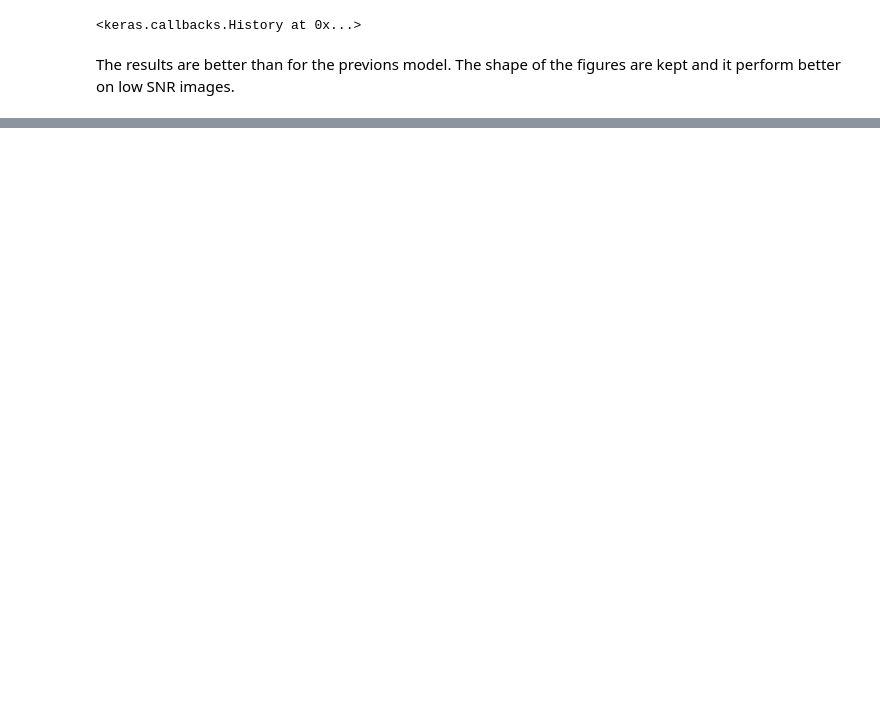
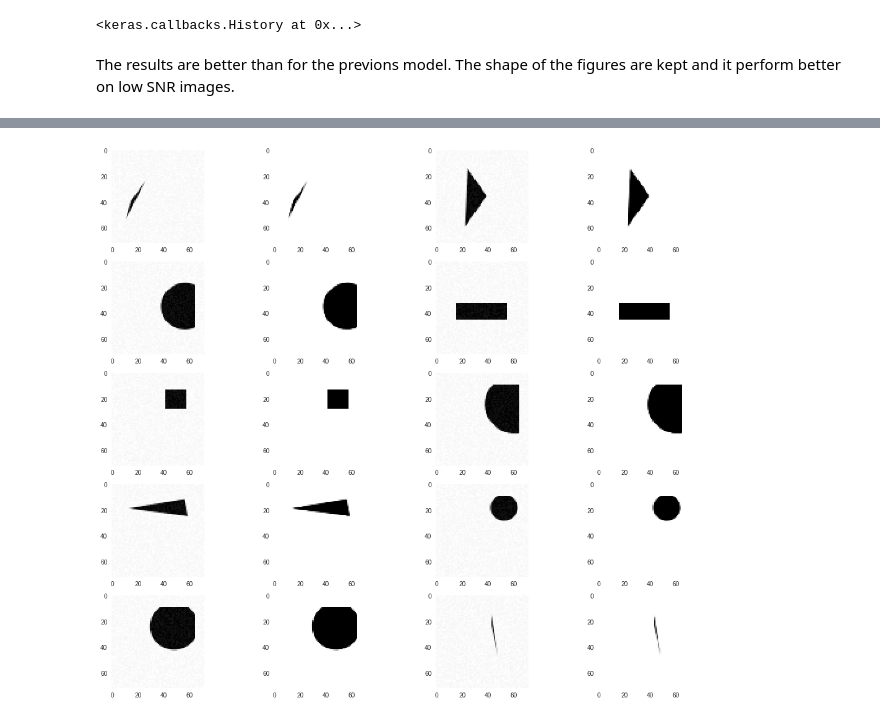
Before and after one commit to RamsesT/MVA_DeepLearningCourse, a Jupyter notebook: mini_project_1.ipynb, the cells around one changed output, grey strips where cells are left out. Saved outputs shown, nothing was run; the diff lists cells and outputs as text; code cells hidden in the pictures; blank space fills up the shorter version.

```diff
--- a/mini_project_1.ipynb
+++ b/mini_project_1.ipynb
@@ -926,0 +941,24 @@ visualise_denoising(np.squeeze(X_test),np.squeeze(Y_pred),5)
+# %%
+
+input_l = Input((size,size,1))
+conv1 = Conv2D(16, kernel_size=3,activation='relu',input_shape=(size,size,1), padding='same')(input_l)
+max1 = MaxPooling2D(pool_size=(2, 2), strides=None, padding='valid')(conv1)
+conv2 = Conv2D(64, kernel_size=3,activation='relu', padding='same')(max1)
+max2 = MaxPooling2D(pool_size=(2, 2), strides=None, padding='valid')(conv2)
+conv3 = Conv2D(128, kernel_size=3,activation='relu', padding='same')(max2)
+max3 = MaxPooling2D(pool_size=(2, 2), strides=None, padding='valid')(conv3)
+conv4 = Conv2D(128, kernel_size=3,activation='relu', padding='same')(max3)
+up1 = UpSampling2D((2,2))(conv4)
+merge1 = concatenate([conv3,up1], axis=3)
+conv5 = Conv2D(64, kernel_size=3,activation='relu', padding='same')(merge1)
+up2 = UpSampling2D((2,2))(conv5)
+merge2 = concatenate([conv2,up2], axis=3)
+conv6 = Conv2D(16, kernel_size=3,activation='relu', padding='same')(merge2)
+up3 = UpSampling2D((2,2))(conv6)
+merge3 = concatenate([conv1,up3], axis=3)
+conv7 = Conv2D(1, kernel_size=3,activation='sigmoid', padding='same')(merge3)
+
+adam = optimizers.Adam(lr=0.0001, beta_1=0.9, beta_2=0.999, epsilon=None, decay=0.0, amsgrad=False)
+denoise3 = Model(input=input_l, output=conv7)
+denoise3.compile(optimizer=adam, loss='binary_crossentropy')
+denoise3.fit(X_train, Y_train,epochs=300, batch_size=32,validation_data = [X_test,Y_test])
@@ -926,0 +984,5 @@ visualise_denoising(np.squeeze(X_test),np.squeeze(Y_pred),5)
+# %%
+Y_pred = denoise3.predict(X_test)
+visualise_denoising(np.squeeze(X_test),np.squeeze(Y_pred),5)
+# %% [output]
+[figure, added]
```
Also changed, not shown: parts of 8 cells of this notebook.
